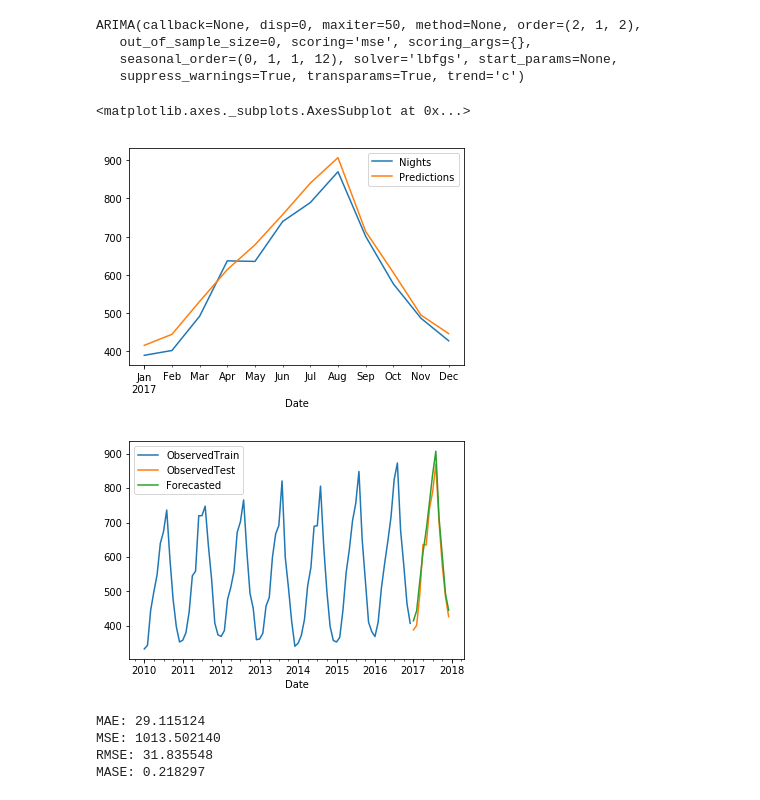
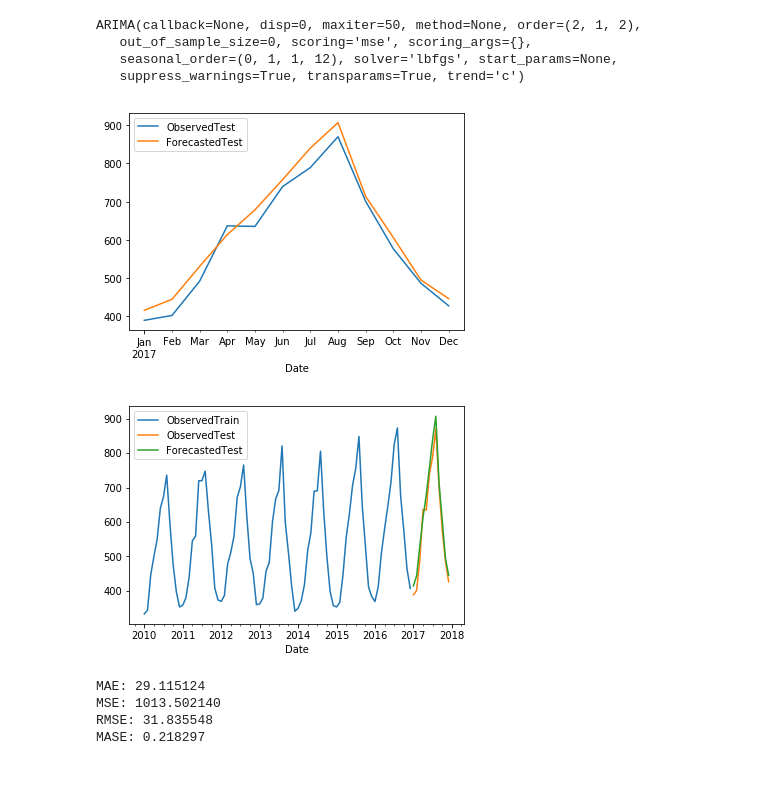
Before and after one commit to jinnyto/touristcast, a Jupyter notebook: exercises/SARIMAX 02.ipynb, the cells around one changed output. Cells and saved outputs as stored; diff of their text form; code cells hidden in the pictures.

Commit message:
Multivariate SARIMAX Modif Graph Legend

```diff
--- a/exercises/SARIMAX 02.ipynb
+++ b/exercises/SARIMAX 02.ipynb
@@ -171,20 +171,21 @@ ARIMA(callback=None, disp=0, maxiter=50, method=None, order=(2, 1, 2),
 tc_future_forecast = tc_fit.predict(n_periods=12)
 # %%
 tc_dff = pd.DataFrame(tc_future_forecast, index = dftest.index)
-tc_dff.columns = ['Predictions']
 pd.concat([dftest.Nights,tc_dff],axis=1).plot()
+L=plt.legend()
+L.get_texts()[0].set_text('ObservedTest')
+L.get_texts()[1].set_text('ForecastedTest')
 # %% [output]
-<matplotlib.axes._subplots.AxesSubplot at 0x...>
-[figure, old version]
+[figure, new version]
 # %%
 pd.concat([dftrain.Nights,dftest.Nights,tc_dff],axis=1).plot()
 L=plt.legend()
 L.get_texts()[0].set_text('ObservedTrain')
 L.get_texts()[1].set_text('ObservedTest')
-L.get_texts()[2].set_text('Forecasted')
+L.get_texts()[2].set_text('ForecastedTest')
 plt.show()
 # %% [output]
-[figure, old version]
+[figure, new version]
 # %%
 from sklearn.metrics import mean_absolute_error
 from sklearn.metrics import mean_squared_error
```
